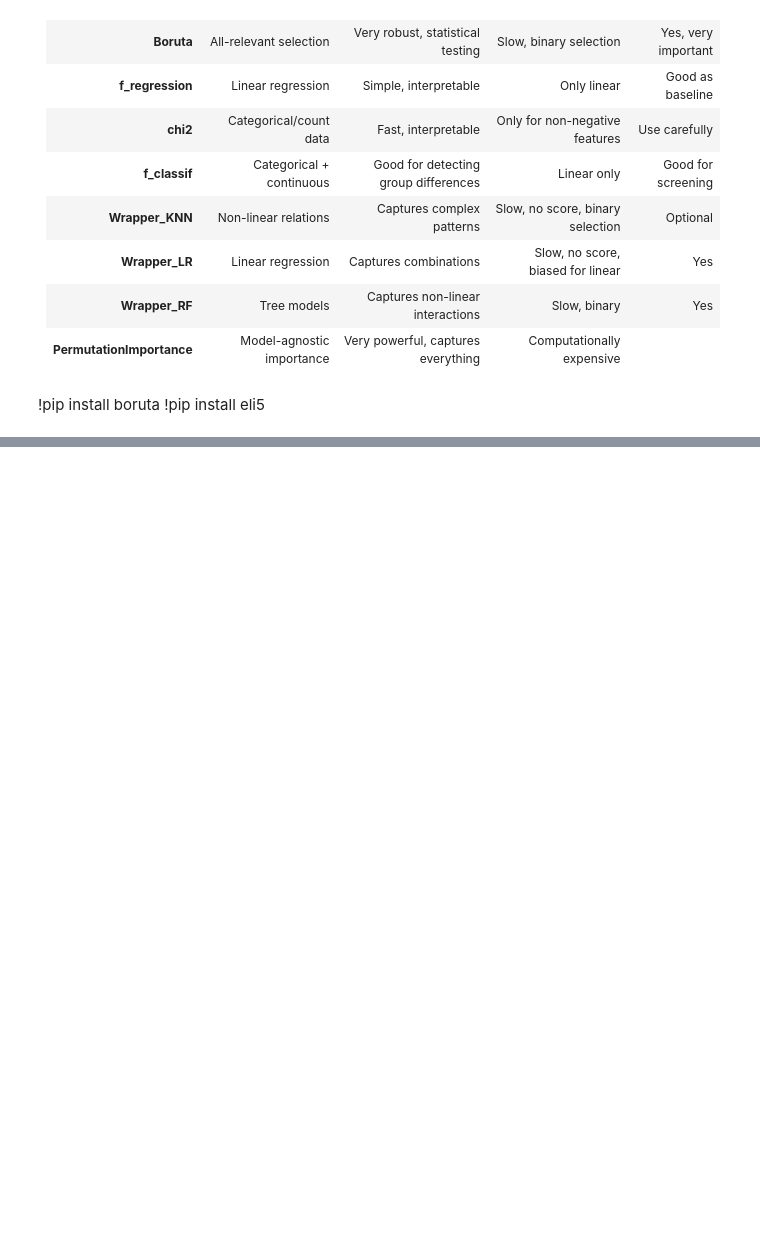
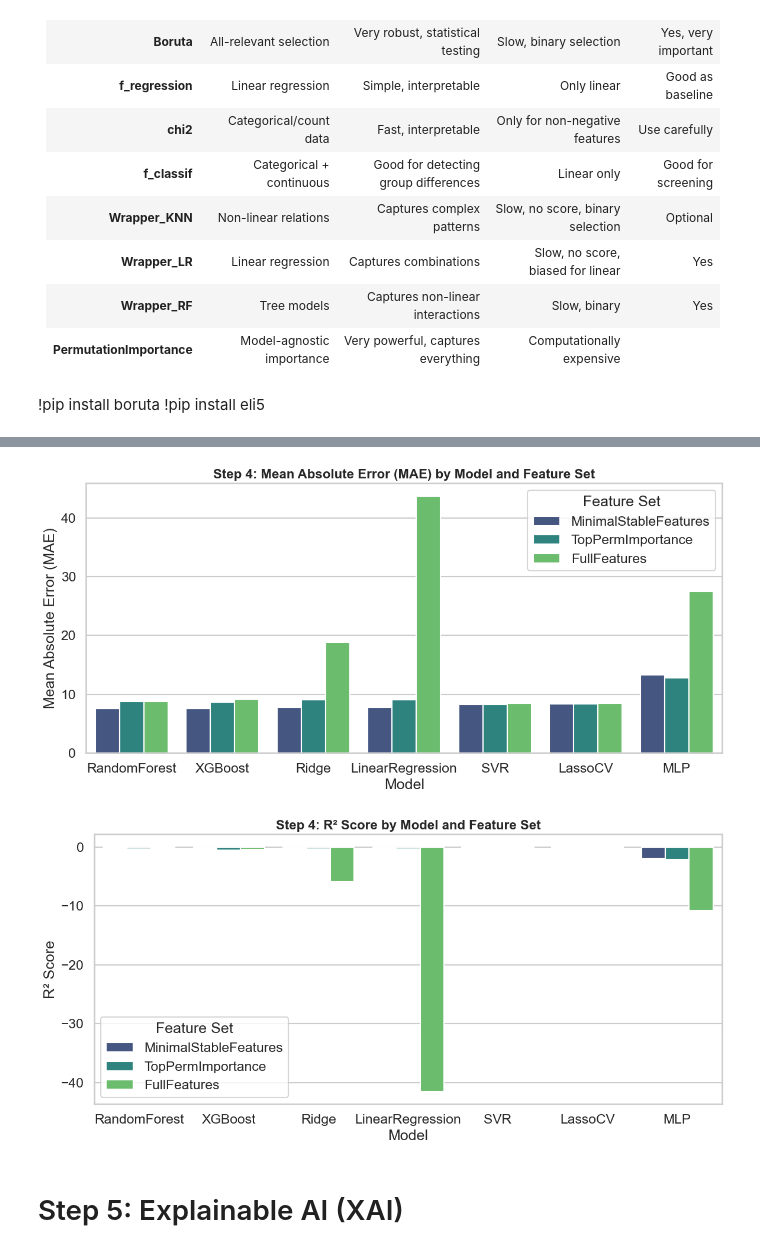
Before and after one commit to RafsanJany-UST/CODE_With_SHA, a Jupyter notebook: MY/Triassic_1.ipynb, the cells around one changed output, grey strips where cells are left out. Drawn from its saved outputs; the diff is of its cells as text; code cells hidden in the pictures; blank space fills up the shorter version.

```diff
--- a/MY/Triassic_1.ipynb
+++ b/MY/Triassic_1.ipynb
@@ -559,0 +751,9 @@ for method in feature_method:
+# %%
+# Define X and y
+X = final_df[selected_features]
+y = final_df['AGE']
+
+# Optional: scale X
+from sklearn.preprocessing import StandardScaler
+scaler = StandardScaler()
+X_scaled = scaler.fit_transform(X)
@@ -559,0 +1109,46 @@ for method in feature_method:
+# %%
+import matplotlib.pyplot as plt
+import seaborn as sns
+
+# Set style
+sns.set_style("whitegrid")
+sns.set_context("talk")
+
+# --- Plot MAE ---
+plt.figure(figsize=(12, 6))
+sns.barplot(
+    data=results_df,
+    x='Model',
+    y='MAE',
+    hue='FeatureSet',
+    palette='viridis'
+)
+
+plt.title("Step 4: Mean Absolute Error (MAE) by Model and Feature Set", fontsize=16, fontweight='bold')
+plt.ylabel('Mean Absolute Error (MAE)')
+plt.xlabel('Model')
+plt.legend(title='Feature Set')
+plt.tight_layout()
+plt.show()
+
+# --- Plot R² ---
+plt.figure(figsize=(12, 6))
+sns.barplot(
+    data=results_df,
+    x='Model',
+    y='R2',
+    hue='FeatureSet',
+    palette='viridis'
+)
+
+plt.title("Step 4: R² Score by Model and Feature Set", fontsize=16, fontweight='bold')
+plt.ylabel('R² Score')
+plt.xlabel('Model')
+plt.legend(title='Feature Set')
+plt.tight_layout()
+plt.show()
+# %% [output]
+[figure, added]
+[figure, added]
+# %% [markdown]
+# Step 5: Explainable AI (XAI)
```
Also changed, not shown: parts of 31 cells of this notebook, 1 other file.
